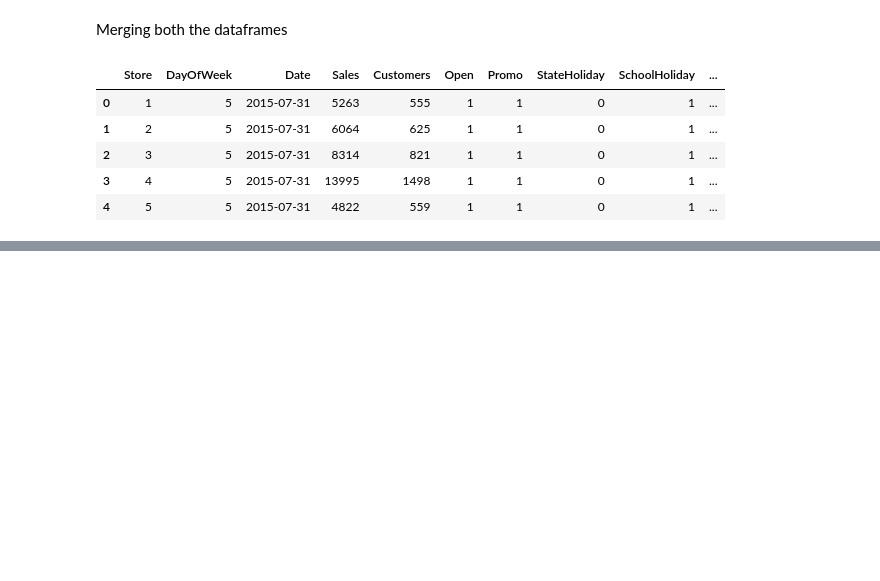
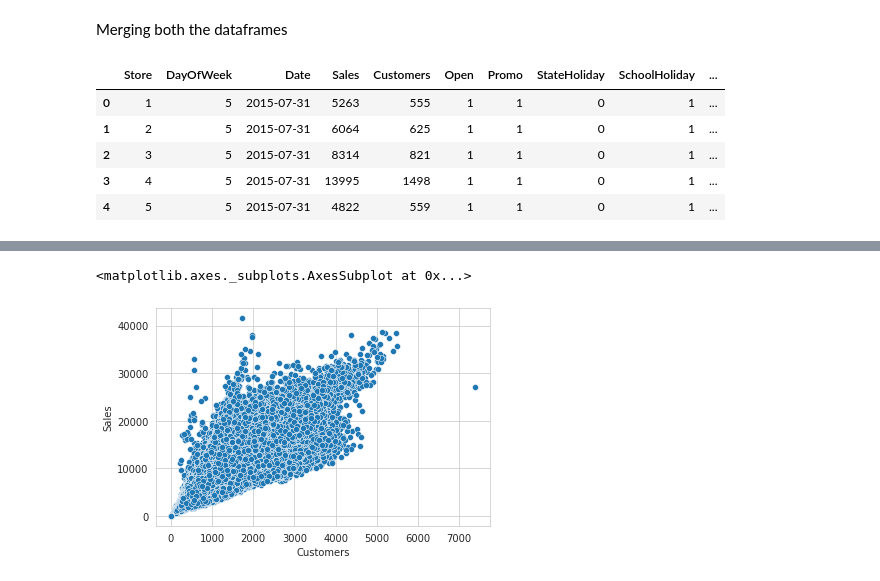
Before and after one commit to Bprs68/Rossmann-Sales-Prediction-, a Jupyter notebook: Rossmann_Sales_Prediction_Capstone_Project.ipynb, the cells around one changed output, grey strips where cells are left out. Drawn from its saved outputs; the diff is of its cells as text; code cells hidden in the pictures; blank space fills up the shorter version.

```diff
--- a/Rossmann_Sales_Prediction_Capstone_Project.ipynb
+++ b/Rossmann_Sales_Prediction_Capstone_Project.ipynb
@@ -215,0 +323,6 @@ df.head()
+# %%
+# creating a scatterplot to check correlation between customer and sales
+sns.scatterplot(data=df, x='Customers', y='Sales')
+# %% [output]
+<matplotlib.axes._subplots.AxesSubplot at 0x...>
+[figure, added]
```
Also changed, not shown: parts of 78 cells of this notebook.
